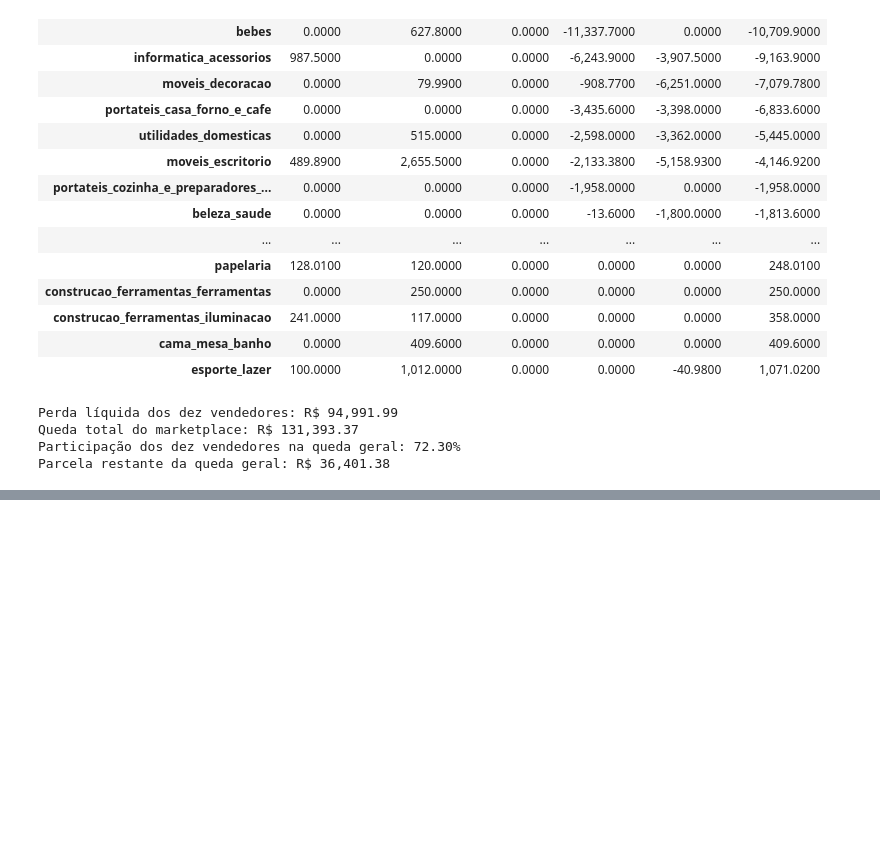
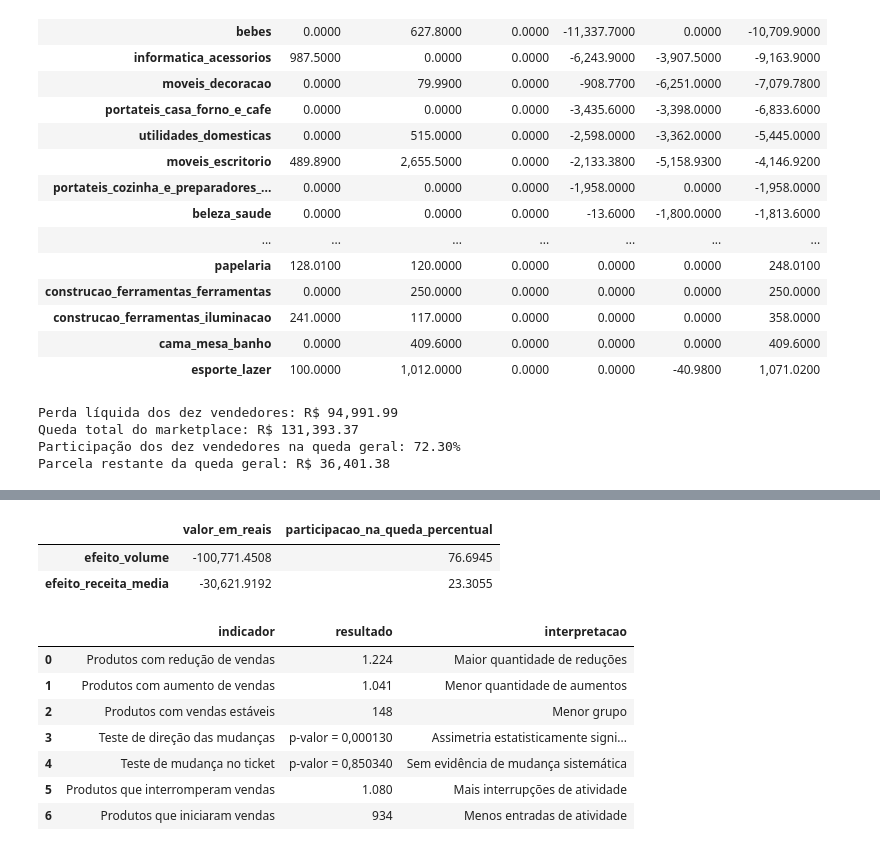
Before and after one commit to AgathaAlmeida7/case-01-queda-vendas, a Jupyter notebook: notebooks/04_diagnosis.ipynb, the cells around one changed output, grey strips where cells are left out. Saved outputs shown, nothing was run; the diff lists cells and outputs as text; code cells hidden in the pictures; blank space fills up the shorter version.

```diff
--- a/notebooks/04_diagnosis.ipynb
+++ b/notebooks/04_diagnosis.ipynb
@@ -4652,0 +4733,73 @@ e junho de 2018 e não estabelecem relações causais.
+# %%
+# Participação de cada componente na queda total da receita
+
+participacao_volume = (
+    abs(efeito_volume) / abs(variacao_total)
+) * 100
+
+participacao_media = (
+    abs(efeito_media) / abs(variacao_total)
+) * 100
+
+participacoes_efeitos_74 = pd.DataFrame({
+    "valor_em_reais": [
+        efeito_volume,
+        efeito_media
+    ],
+    "participacao_na_queda_percentual": [
+        participacao_volume,
+        participacao_media
+    ]
+}, index=[
+    "efeito_volume",
+    "efeito_receita_media"
+])
+
+participacoes_efeitos_74
+# %% [output]
+|  | valor_em_reais | participacao_na_queda_percentual |
+| efeito_volume | -100,771.4508 | 76.6945 |
+| efeito_receita_media | -30,621.9192 | 23.3055 |
+# %%
+# Síntese das evidências estatísticas da Etapa 6
+
+evidencias_estatisticas_74 = pd.DataFrame({
+    "indicador": [
+        "Produtos com redução de vendas",
+        "Produtos com aumento de vendas",
+        "Produtos com vendas estáveis",
+        "Teste de direção das mudanças",
+        "Teste de mudança no ticket",
+        "Produtos que interromperam vendas",
+        "Produtos que iniciaram vendas"
+    ],
+    "resultado": [
+        "1.224",
+        "1.041",
+        "148",
+        "p-valor = 0,000130",
+        "p-valor = 0,850340",
+        "1.080",
+        "934"
+    ],
+    "interpretacao": [
+        "Maior quantidade de reduções",
+        "Menor quantidade de aumentos",
+        "Menor grupo",
+        "Assimetria estatisticamente significativa",
+        "Sem evidência de mudança sistemática",
+        "Mais interrupções de atividade",
+        "Menos entradas de atividade"
+    ]
+})
+
+evidencias_estatisticas_74
+# %% [output]
+|  | indicador | resultado | interpretacao |
+| 0 | Produtos com redução de vendas | 1.224 | Maior quantidade de reduções |
+| 1 | Produtos com aumento de vendas | 1.041 | Menor quantidade de aumentos |
+| 2 | Produtos com vendas estáveis | 148 | Menor grupo |
+| 3 | Teste de direção das mudanças | p-valor = 0,000130 | Assimetria estatisticamente signi... |
+| 4 | Teste de mudança no ticket | p-valor = 0,850340 | Sem evidência de mudança sistemática |
+| 5 | Produtos que interromperam vendas | 1.080 | Mais interrupções de atividade |
+| 6 | Produtos que iniciaram vendas | 934 | Menos entradas de atividade |
```
Also changed, not shown: parts of 9 cells of this notebook.
